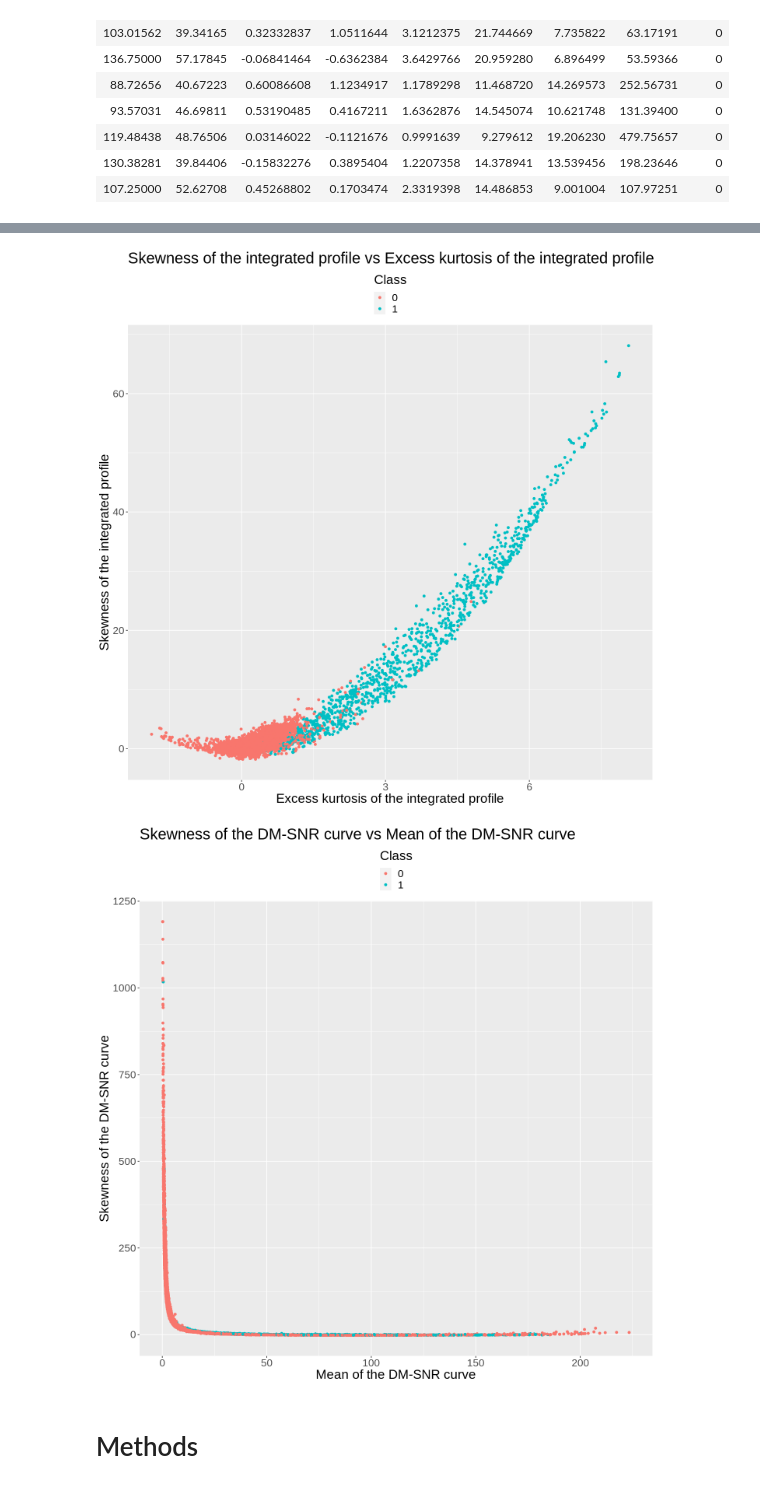
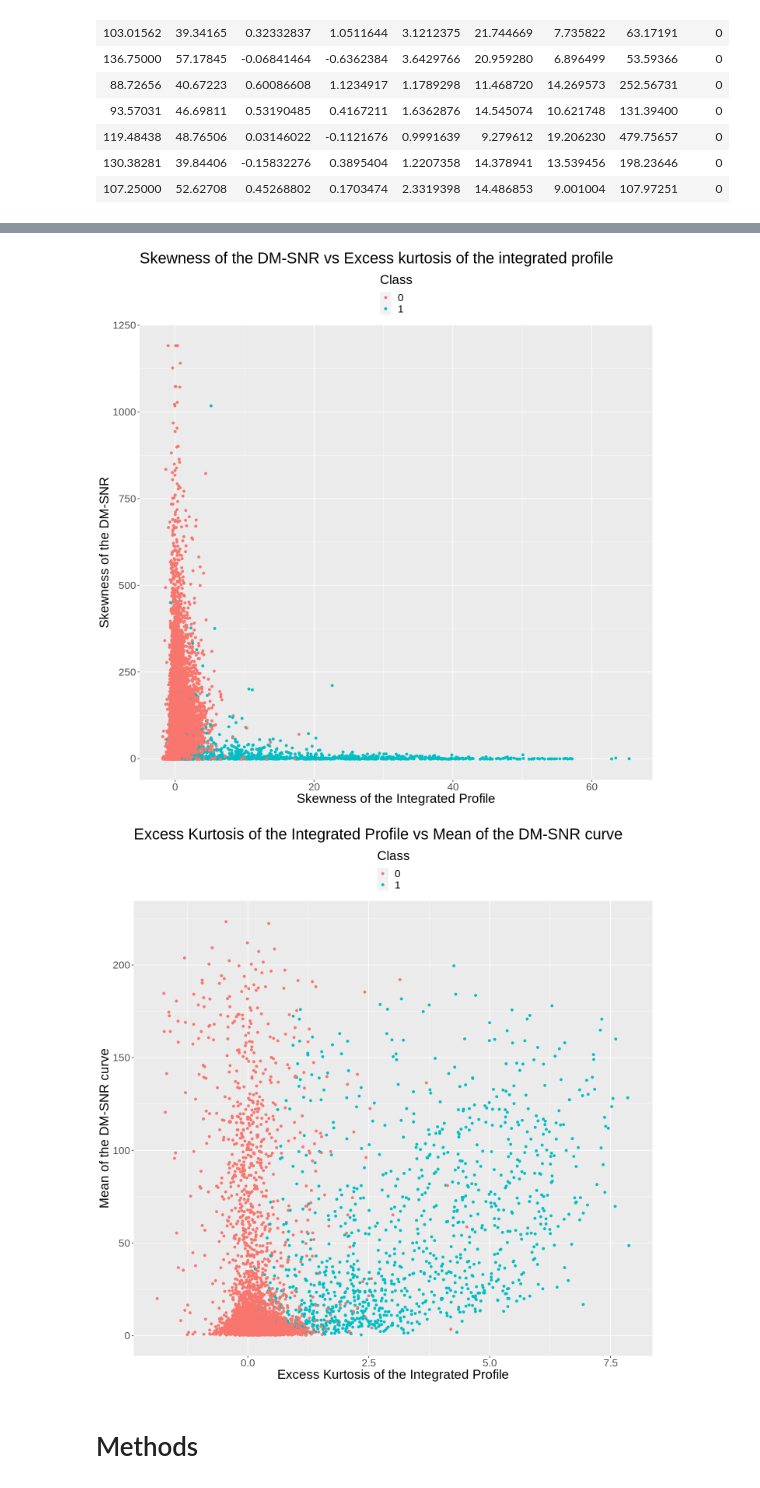
Before and after one commit to natashawong03/dsci100_group_project, a Jupyter notebook: TBgroupproject.ipynb, the cells around one changed output, grey strips where cells are left out. Drawn from its saved outputs; the diff is of its cells as text; code cells hidden in the pictures.

Commit message:
altered the graphs and the pathway to read in the file

```diff
--- a/TBgroupproject.ipynb
+++ b/TBgroupproject.ipynb
@@ -17,7 +13,7 @@ Registered S3 method overwritten by 'GGally':
 # %%
 #reading data in from the web and making sure it is tidy
 
-star_data <- read_csv("https://raw.githubusercontent.com/natashawong03/dsci100_group_project/main/Stars.csv", col_names = FALSE)
+star_data <- read_csv("https://raw.githubusercontent.com/natashawong03/dsci100_group_project/main/HTRU_2.csv", col_names = FALSE)
 
 star_data <- rename(star_data,
 IP_mean = X1,
@@ -131,24 +127,24 @@ var_pairs_plot
 # %%
 #based on table 1 and the variable pairs plot, we have chosen the following variables for our classification model:
 #IP_exk, IP_skw, DM_mean and DM_skw
 #lets make plots of these variables that we can see a bit better
-star_plot_2 <- ggplot(star_train, aes(x = IP_exk, y = IP_skw, color = Class)) +
+star_plot_2 <- ggplot(star_train, aes(x = IP_skw, y = DM_skw, color = Class)) +
 geom_point() +
-xlab("Excess kurtosis of the integrated profile") +
-ylab("Skewness of the integrated profile") +
-ggtitle("Skewness of the integrated profile vs Excess kurtosis of the integrated profile") +
+xlab("Skewness of the Integrated Profile") +
+ylab("Skewness of the DM-SNR") +
+ggtitle("Skewness of the DM-SNR vs Excess kurtosis of the integrated profile") +
 theme(text = element_text(size = 20), legend.position = "top", legend.direction = "vertical")
 star_plot_2
 
-star_plot_3 <- ggplot(star_train, aes(x = DM_mean, y = DM_skw, color = Class)) +
+star_plot_3 <- ggplot(star_train, aes(x = IP_exk, y = DM_mean, color = Class)) +
 geom_point() +
-xlab("Mean of the DM-SNR curve") +
-ylab("Skewness of the DM-SNR curve") +
-ggtitle("Skewness of the DM-SNR curve vs Mean of the DM-SNR curve") +
+xlab("Excess Kurtosis of the Integrated Profile") +
+ylab("Mean of the DM-SNR curve") +
+ggtitle("Excess Kurtosis of the Integrated Profile vs Mean of the DM-SNR curve") +
 theme(text = element_text(size = 20), legend.position = "top", legend.direction = "vertical")
 star_plot_3
 # %% [output]
-[figure, old version]
+[figure, new version]
-[figure, old version]
+[figure, new version]
 # %% [markdown]
 # Methods
```
Also changed, not shown: parts of 5 cells of this notebook.
